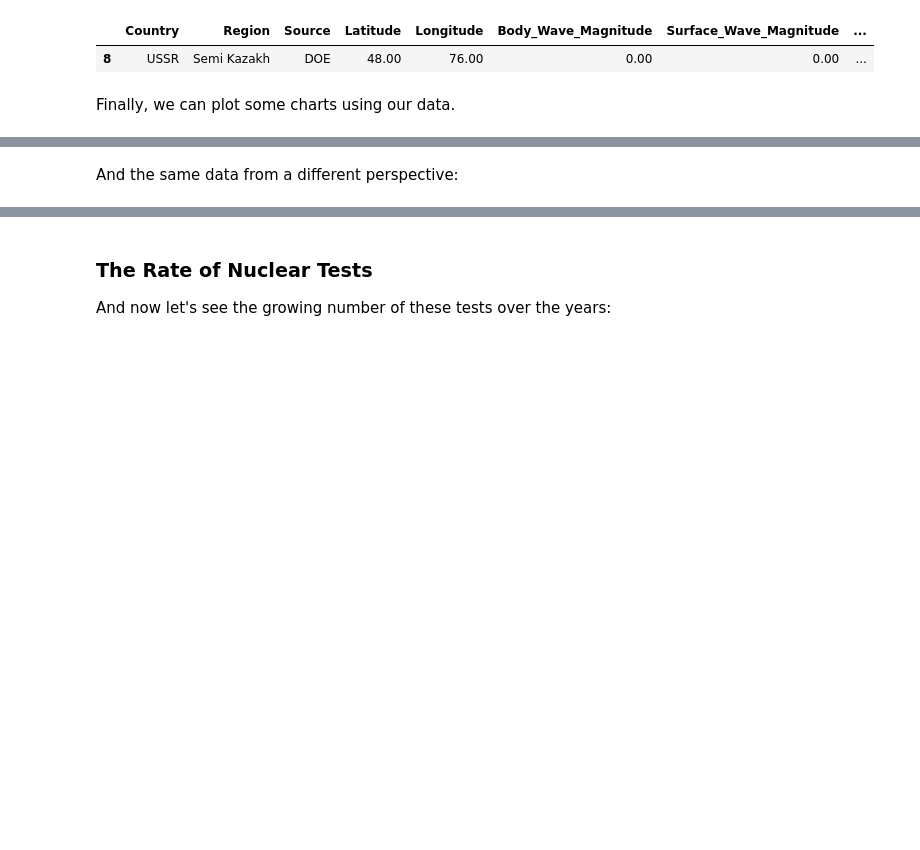
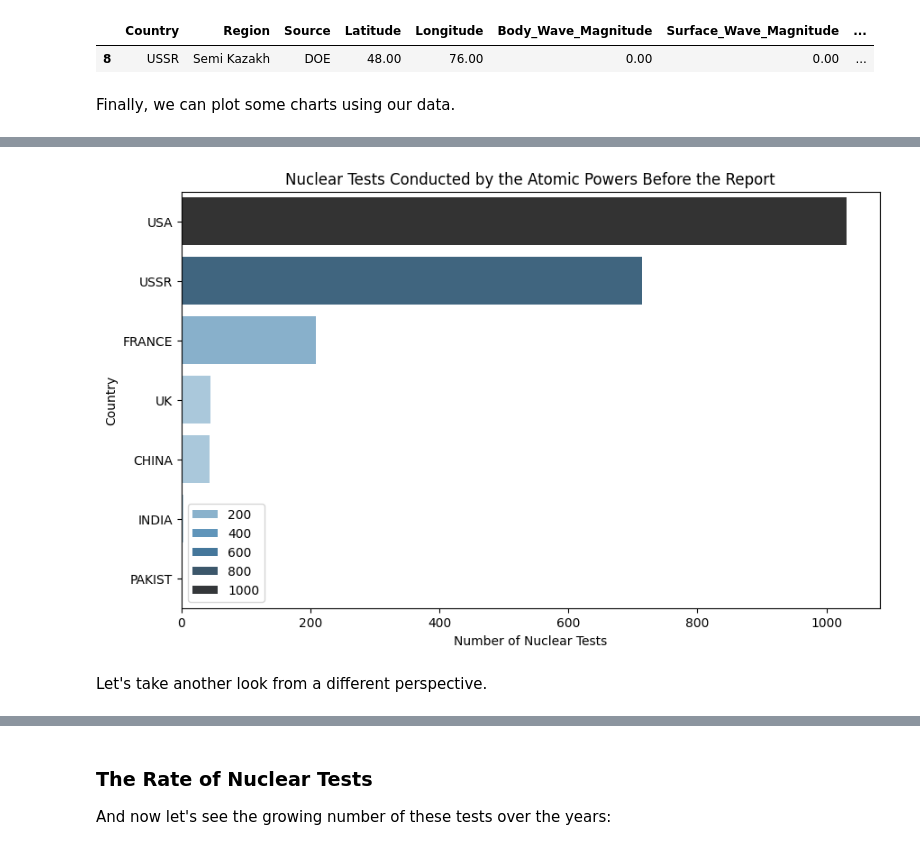
Before and after one commit to lawrence773/nuclear-project, a Jupyter notebook: Nuclear_Tests_Between_1945_1998.ipynb, the cells around one changed output, grey strips where cells are left out. Drawn from its saved outputs; the diff is of its cells as text; code cells hidden in the pictures; blank space fills up the shorter version.

```diff
--- a/Nuclear_Tests_Between_1945_1998.ipynb
+++ b/Nuclear_Tests_Between_1945_1998.ipynb
@@ -508,18 +525,22 @@ df_nuclear[df_nuclear.Date == '1949-08-29']
 Finally, we can plot some charts using our data.
 # %%
 atomic_powers = df_nuclear.Country.value_counts()
-atomic_powers.sort_values(ascending=True, inplace=True)
+atomic_powers.sort_values(ascending=False, inplace=True)
 # %%
-nuke_bar = px.bar(x = atomic_powers.values,
-                 y = atomic_powers.index,
-                 orientation='h',
-                 color=atomic_powers.values,
-                 color_continuous_scale=px.colors.sequential.haline,
-                 title='Nuclear Tests Conducted by the Atomic Powers Before the Report')
+# Setting the fig size
+plt.figure(figsize=(10, 6))
 
-nuke_bar.update_layout(xaxis_title='Number of Nuclear Tests',
-                      yaxis_title='Country',
-                      coloraxis_showscale=False,
-                      width=800)
-nuke_bar.show()
+# Creating a horizontal bar plot
+nuke_bar = sns.barplot(x=atomic_powers.values,
+                       y=atomic_powers.index,
+                       palette='Blues_d',
+                       hue=atomic_powers.values)
+
+# Setting titles and labels
+nuke_bar.set_title('Nuclear Tests Conducted by the Atomic Powers Before the Report')
+nuke_bar.set_xlabel('Number of Nuclear Tests')
+nuke_bar.set_ylabel('Country')
+
+# Let's see the plot
+plt.show()
 # %% [output]
@@ -527,2 +547,3 @@ nuke_bar.show()
+[figure, added]
 # %% [markdown]
-And the same data from a different perspective:
+Let's take another look from a different perspective.
```
Also changed, not shown: parts of 25 cells of this notebook.
